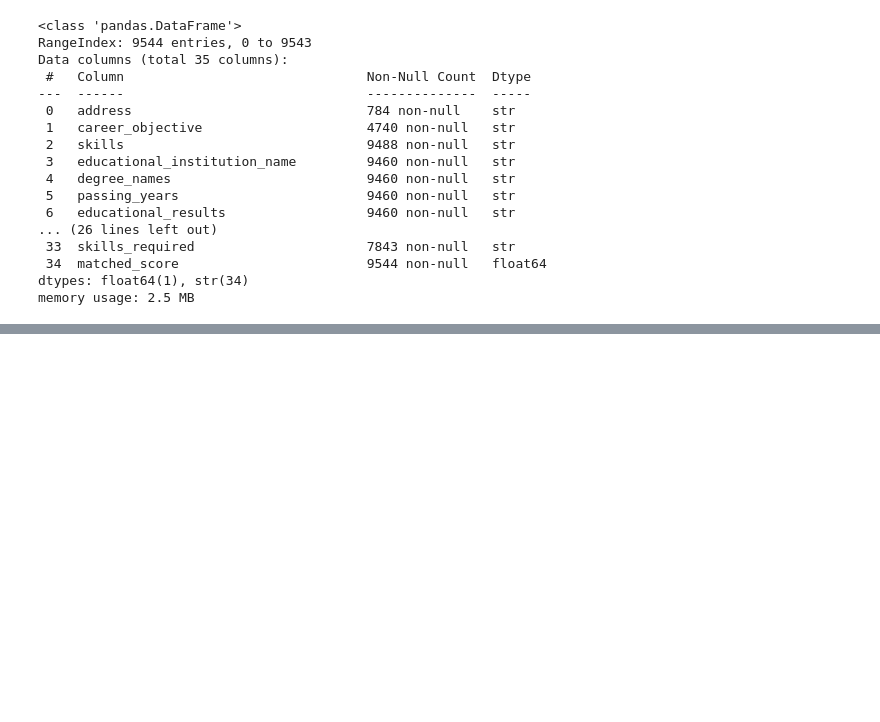
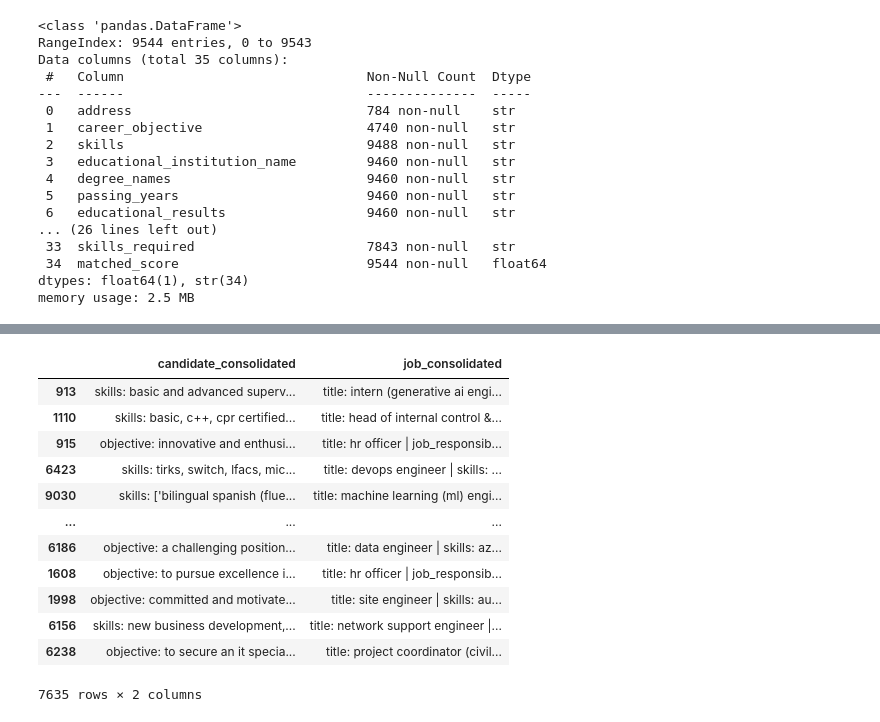
Before and after one commit to alexandermanzl/NLP_Project, a Jupyter notebook: nlp_project.ipynb, the cells around one changed output, grey strips where cells are left out. Cells and saved outputs as stored; diff of their text form; code cells hidden in the pictures; blank space fills up the shorter version.

```diff
--- a/nlp_project.ipynb
+++ b/nlp_project.ipynb
@@ -244,0 +89,16 @@ df['matched_score'].hist()
+# %%
+X_train
+# %% [output]
+|  | candidate_consolidated | job_consolidated |
+| 913 | skills: basic and advanced superv... | title: intern (generative ai engi... |
+| 1110 | skills: basic, c++, cpr certified... | title: head of internal control &... |
+| 915 | objective: innovative and enthusi... | title: hr officer | job_responsib... |
+| 6423 | skills: tirks, switch, lfacs, mic... | title: devops engineer | skills: ... |
+| 9030 | skills: ['bilingual spanish (flue... | title: machine learning (ml) engi... |
+| ... | ... | ... |
+| 6186 | objective: a challenging position... | title: data engineer | skills: az... |
+| 1608 | objective: to pursue excellence i... | title: hr officer | job_responsib... |
+| 1998 | objective: committed and motivate... | title: site engineer | skills: au... |
+| 6156 | skills: new business development,... | title: network support engineer |... |
+| 6238 | objective: to secure an it specia... | title: project coordinator (civil... |
+7635 rows × 2 columns
```
Also changed, not shown: parts of 24 cells of this notebook, 4 other files.
